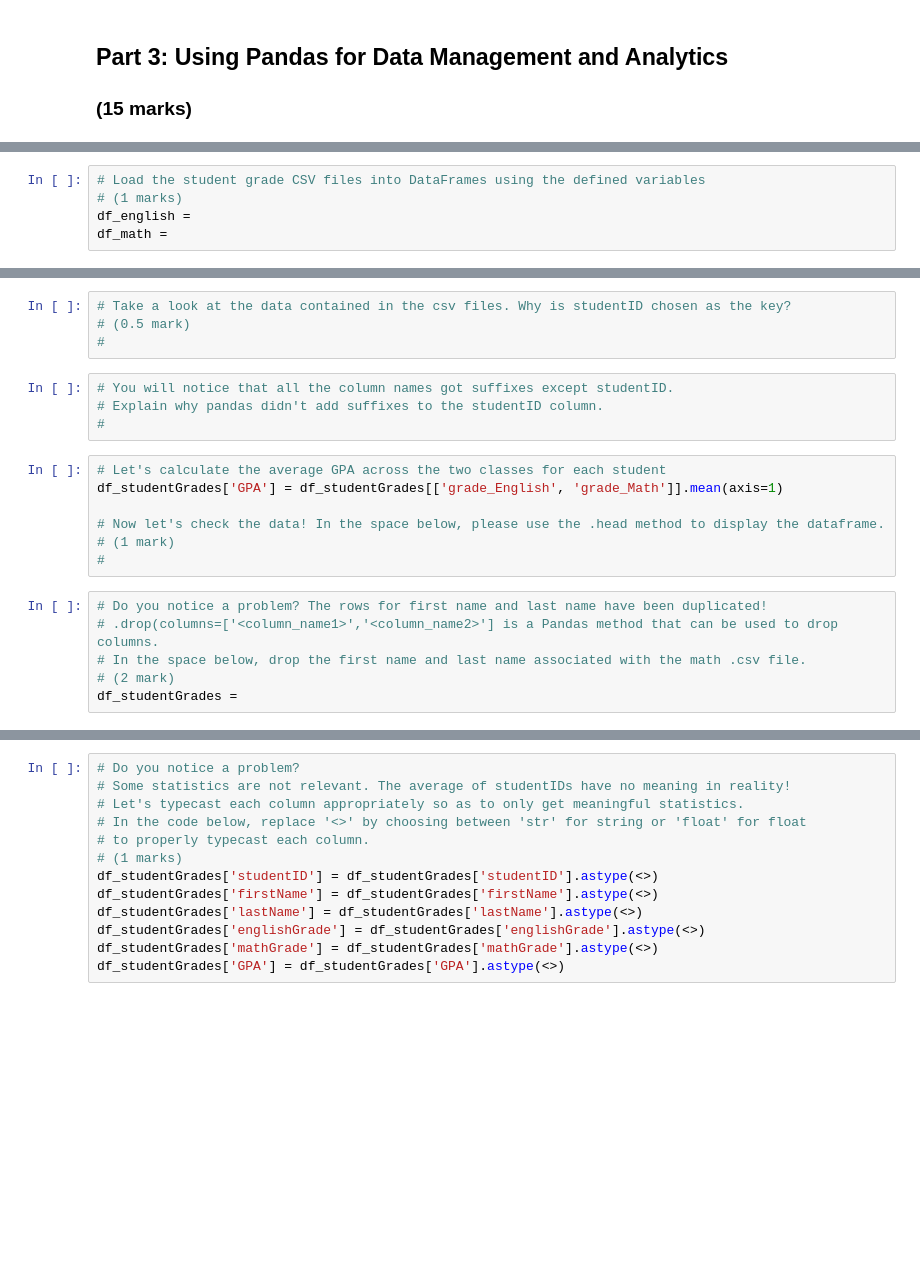
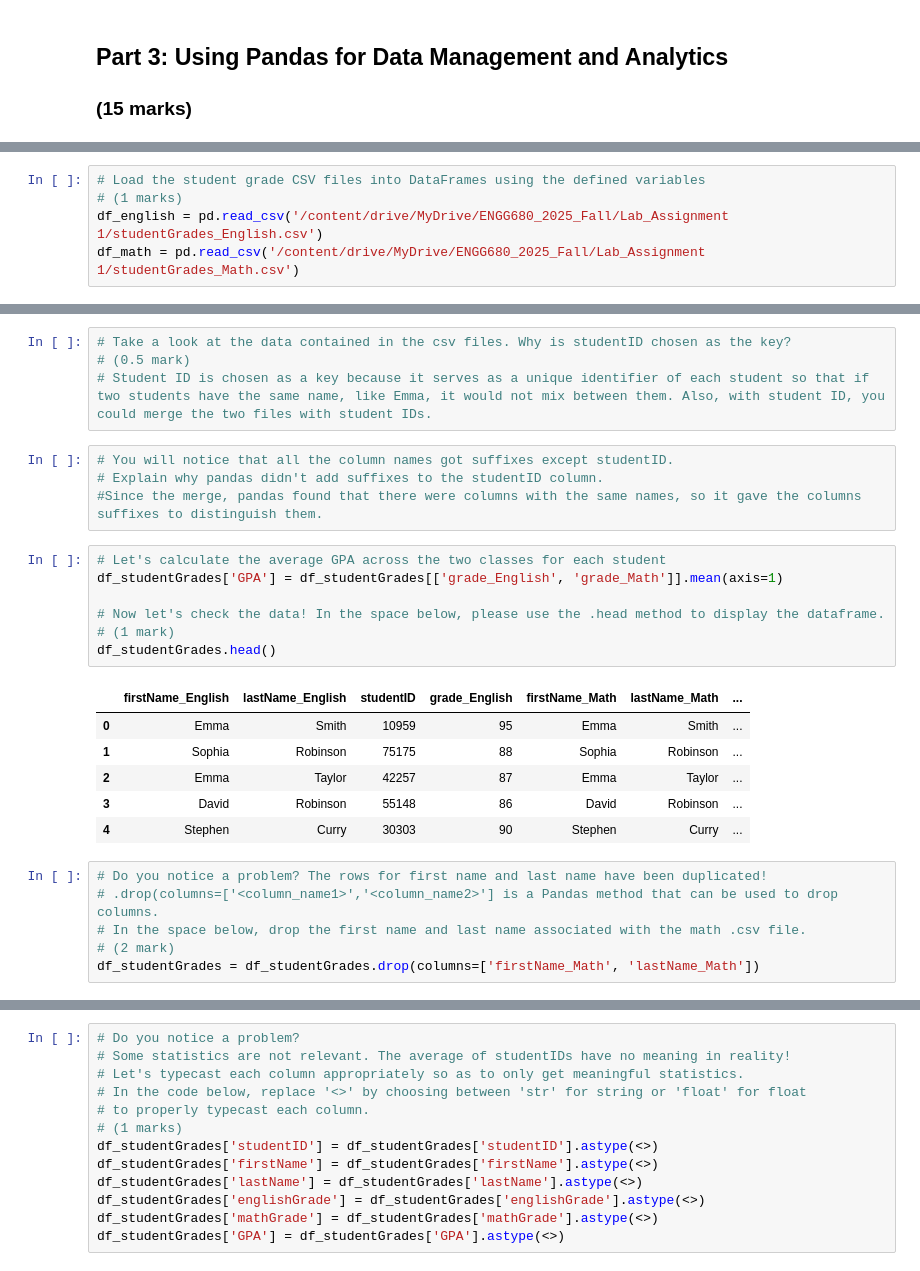
Before and after one commit to nathanielmills-101/ENGG680_2025_Fall, a Jupyter notebook: Lab_Assignment 1/Assignment1.ipynb, the cells around one changed output, grey strips where cells are left out. Cells and saved outputs as stored; diff of their text form; blank space fills up the shorter version.

Commit message:
Commit local changes in Assignment1.ipynb

```diff
--- a/Lab_Assignment 1/Assignment1.ipynb
+++ b/Lab_Assignment 1/Assignment1.ipynb
@@ -209,7 +215,7 @@ Account holder: Manel Haddouche, Current balance: 1300
 # %%
 # Load the student grade CSV files into DataFrames using the defined variables
 # (1 marks)
-df_english =
-df_math =
+df_english = pd.read_csv('/content/drive/MyDrive/ENGG680_2025_Fall/Lab_Assignment 1/studentGrades_English.csv')
+df_math = pd.read_csv('/content/drive/MyDrive/ENGG680_2025_Fall/Lab_Assignment 1/studentGrades_Math.csv')
 # %%
 # Print the first 5 rows of df_english using the .head method
@@ -223,24 +269,31 @@ df_studentGrades = pd.merge(df_english, df_math, on='studentID', suffixes=('_Eng
 # %%
 # Take a look at the data contained in the csv files. Why is studentID chosen as the key?
 # (0.5 mark)
-#
+# Student ID is chosen as a key because it serves as a unique identifier of each student so that if two students have the same name, like Emma, it would not mix between them. Also, with student ID, you could merge the two files with student IDs.
 # %%
 # You will notice that all the column names got suffixes except studentID.
 # Explain why pandas didn't add suffixes to the studentID column.
-#
+#Since the merge, pandas found that there were columns with the same names, so it gave the columns suffixes to distinguish them.
 # %%
 # Let's calculate the average GPA across the two classes for each student
 df_studentGrades['GPA'] = df_studentGrades[['grade_English', 'grade_Math']].mean(axis=1)
 
 # Now let's check the data! In the space below, please use the .head method to display the dataframe.
 # (1 mark)
-#
+df_studentGrades.head()
+# %% [output]
+|  | firstName_English | lastName_English | studentID | grade_English | firstName_Math | lastName_Math | ... |
+| 0 | Emma | Smith | 10959 | 95 | Emma | Smith | ... |
+| 1 | Sophia | Robinson | 75175 | 88 | Sophia | Robinson | ... |
+| 2 | Emma | Taylor | 42257 | 87 | Emma | Taylor | ... |
+| 3 | David | Robinson | 55148 | 86 | David | Robinson | ... |
+| 4 | Stephen | Curry | 30303 | 90 | Stephen | Curry | ... |
 # %%
 # Do you notice a problem? The rows for first name and last name have been duplicated!
 # .drop(columns=['<column_name1>','<column_name2>'] is a Pandas method that can be used to drop columns.
 # In the space below, drop the first name and last name associated with the math .csv file.
 # (2 mark)
-df_studentGrades =
+df_studentGrades = df_studentGrades.drop(columns=['firstName_Math', 'lastName_Math'])
 # %%
 # Let's display the data again. Use an appropriate method (hint: already used before)
 # (0.5 mark)
```
Also changed, not shown: parts of 9 cells of this notebook.
